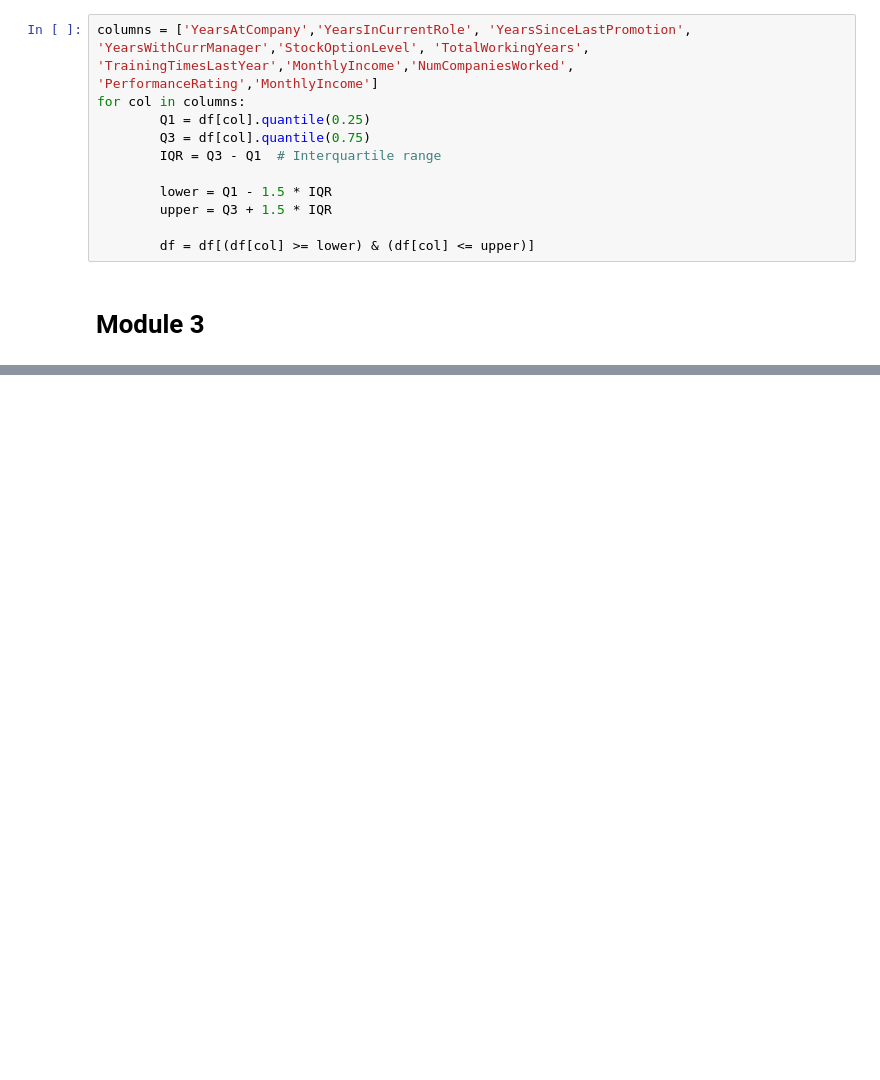
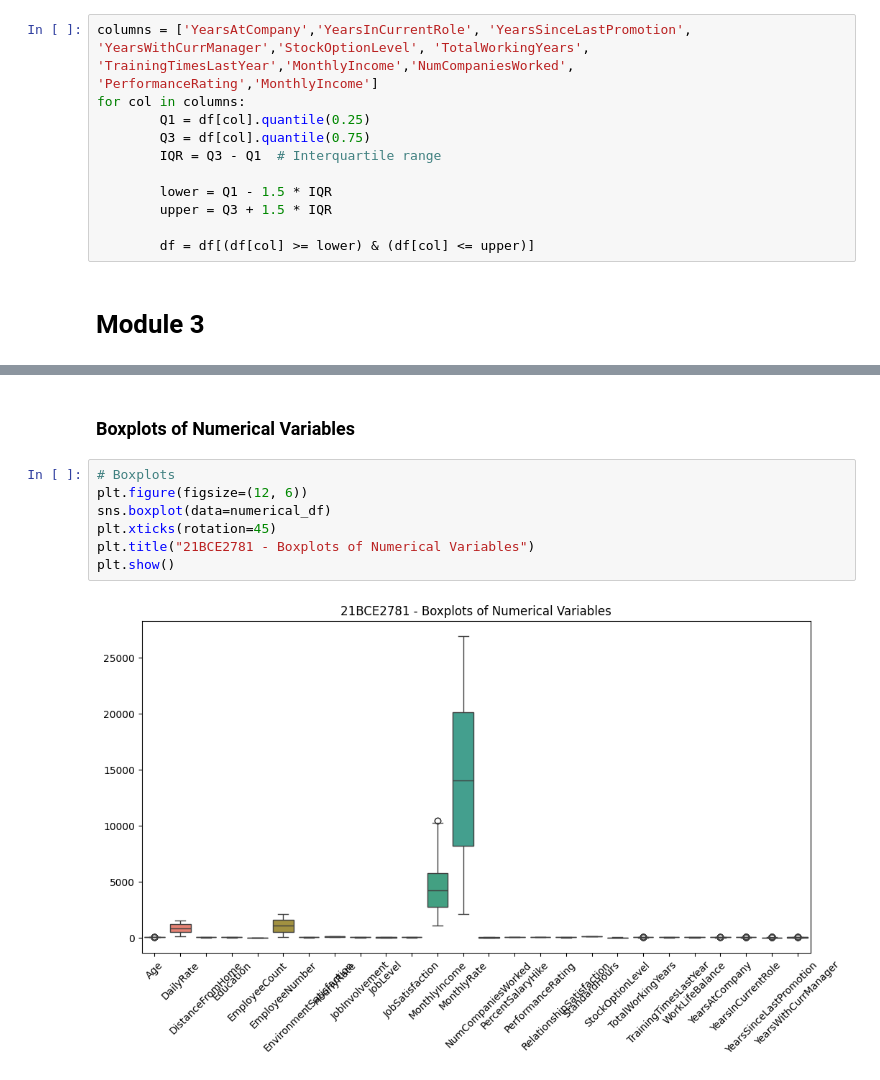
Before and after one commit to Shweta21BCE2781/BCSE331L-EDA, a Jupyter notebook: 21BCE2781.ipynb, the cells around one changed output, grey strips where cells are left out. Saved outputs shown, nothing was run; the diff lists cells and outputs as text; blank space fills up the shorter version.

```diff
--- a/21BCE2781.ipynb
+++ b/21BCE2781.ipynb
@@ -253,0 +321,11 @@ for col in columns:
+# %% [markdown]
+### Boxplots of Numerical Variables
+# %%
+# Boxplots
+plt.figure(figsize=(12, 6))
+sns.boxplot(data=numerical_df)
+plt.xticks(rotation=45)
+plt.title("21BCE2781 - Boxplots of Numerical Variables")
+plt.show()
+# %% [output]
+[figure, added]
```
Also changed, not shown: parts of 25 cells of this notebook.
